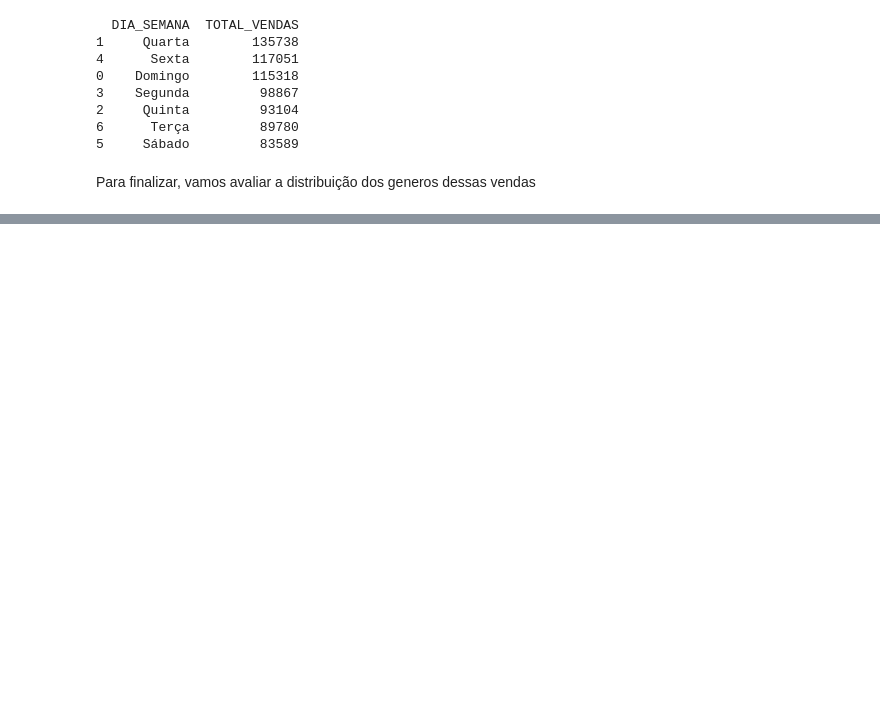
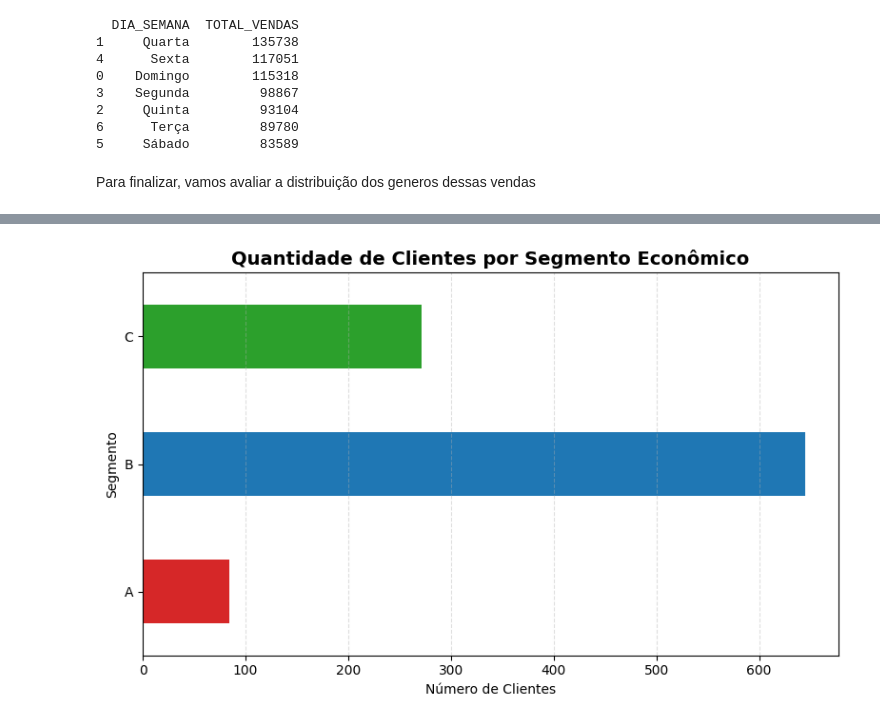
Before and after one commit to jpauleti/miniprojeto_JeanPauleti_T2, a Jupyter notebook: src/analise_varejo.ipynb, the cells around one changed output, grey strips where cells are left out. Cells and saved outputs as stored; diff of their text form; code cells hidden in the pictures; blank space fills up the shorter version.

Commit message:
Analise de agrupamentos

```diff
--- a/src/analise_varejo.ipynb
+++ b/src/analise_varejo.ipynb
@@ -202,7 +200,7 @@ PR_NOME
 Quantidade de valores únicos: 118
 ['#N/D', 'ABACATE', 'ABACAXI', 'ABSORVENTE', 'ACHOCOLATADO', 'AGUA SANITARIA', 'ALCOOL', 'ALHO', 'ALIMENTO PARA PASSARO', 'ALMONDEGA', 'AMACIANTE', 'ARROZ', 'ARROZ INTEGRAL', 'ATUM', 'AZEITE', 'AZEITO ...
 # %%
-# Os valores #N/D encontrados serão tratados como valor ausente para permitir uma analise dos dados de forma correta no futuro.
+# Os valores #N/D encontrados serão tratados como valor ausente para permitir uma análise dos dados correta no futuro.
 
 df['PR_CAT'] = df['PR_CAT'].replace('#N/D', np.nan)
 df['PR_CAT'] = df['PR_CAT'].fillna('Sem Categoria')
@@ -210,6 +208,17 @@ df['PR_CAT'] = df['PR_CAT'].fillna('Sem Categoria')
 df['PR_NOME'] = df['PR_NOME'].replace('#N/D', np.nan)
 df['PR_NOME'] = df['PR_NOME'].fillna('Produto não identificado')
 
+# Outro problema encontrado foi no produto "REFRIGERANTE LIMaO". Por isso vamos padronizar os valores das colunas PR_CAT e PR_NOME
+
+# Padronizando os valores no formato UPPER
+
+df["PR_CAT"] = (
+    df["PR_CAT"].str.strip().str.upper()
+)
+
+df["PR_NOME"] = (
+    df["PR_NOME"].str.strip().str.upper()
+)
 
 # Confirmando o tratamento
 
@@ -373,0 +407,29 @@ CL_GENERO        PR_CAT    QTD
+# %%
+clientes = analise_segmento["clientes"]
+
+plt.figure(figsize=(8,5))
+
+ax = clientes.plot(
+    kind="barh",
+    color=["#d62728", "#1f77b4", "#2ca02c"]
+)
+
+plt.title(
+    "Quantidade de Clientes por Segmento Econômico",
+    fontsize=14,
+    fontweight="bold"
+)
+
+plt.xlabel("Número de Clientes")
+plt.ylabel("Segmento")
+
+plt.grid(
+    axis="x",
+    linestyle="--",
+    alpha=0.4
+)
+
+plt.tight_layout()
+plt.show()
+# %% [output]
+[figure, added]
```
Also changed, not shown: parts of 33 cells of this notebook, 1 other file.
